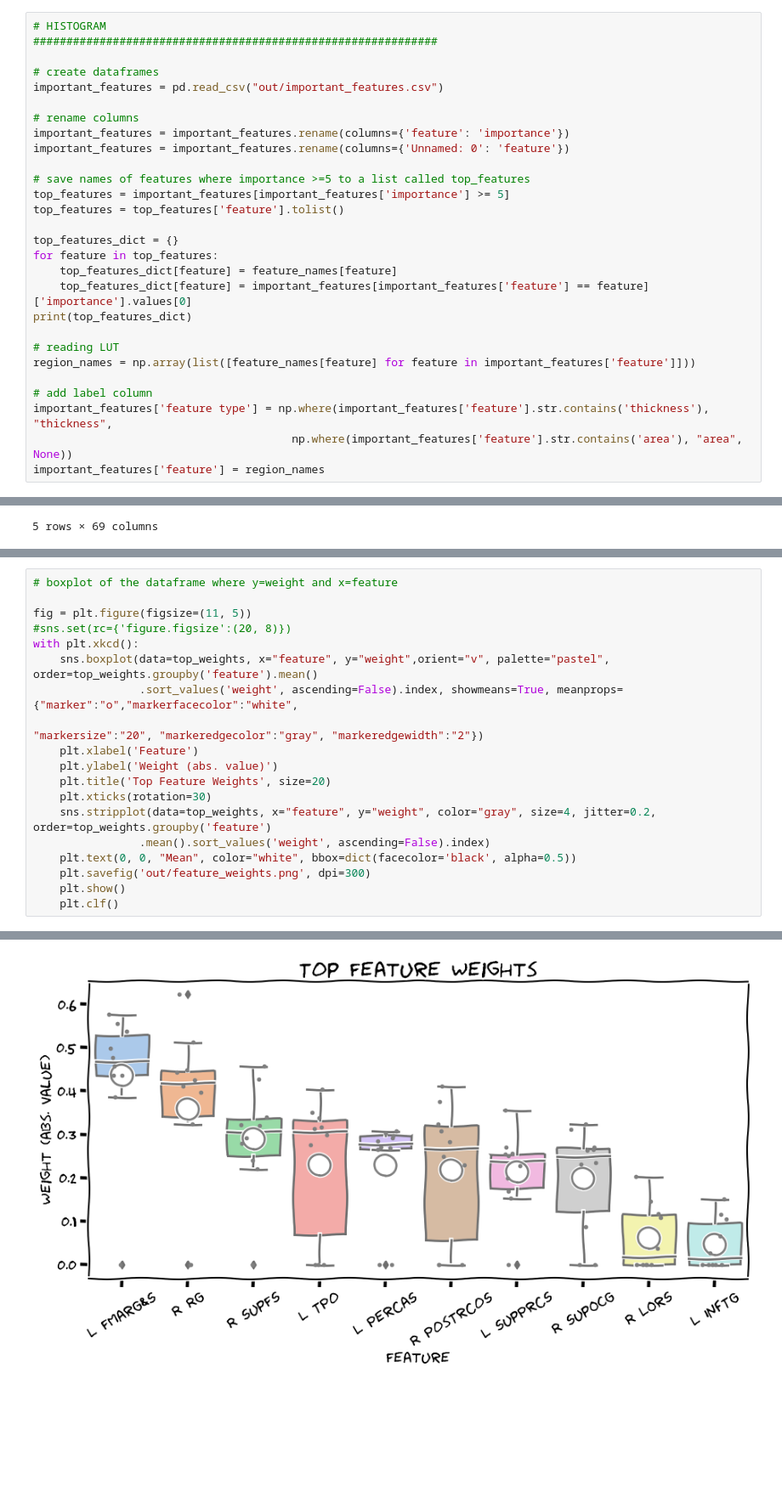
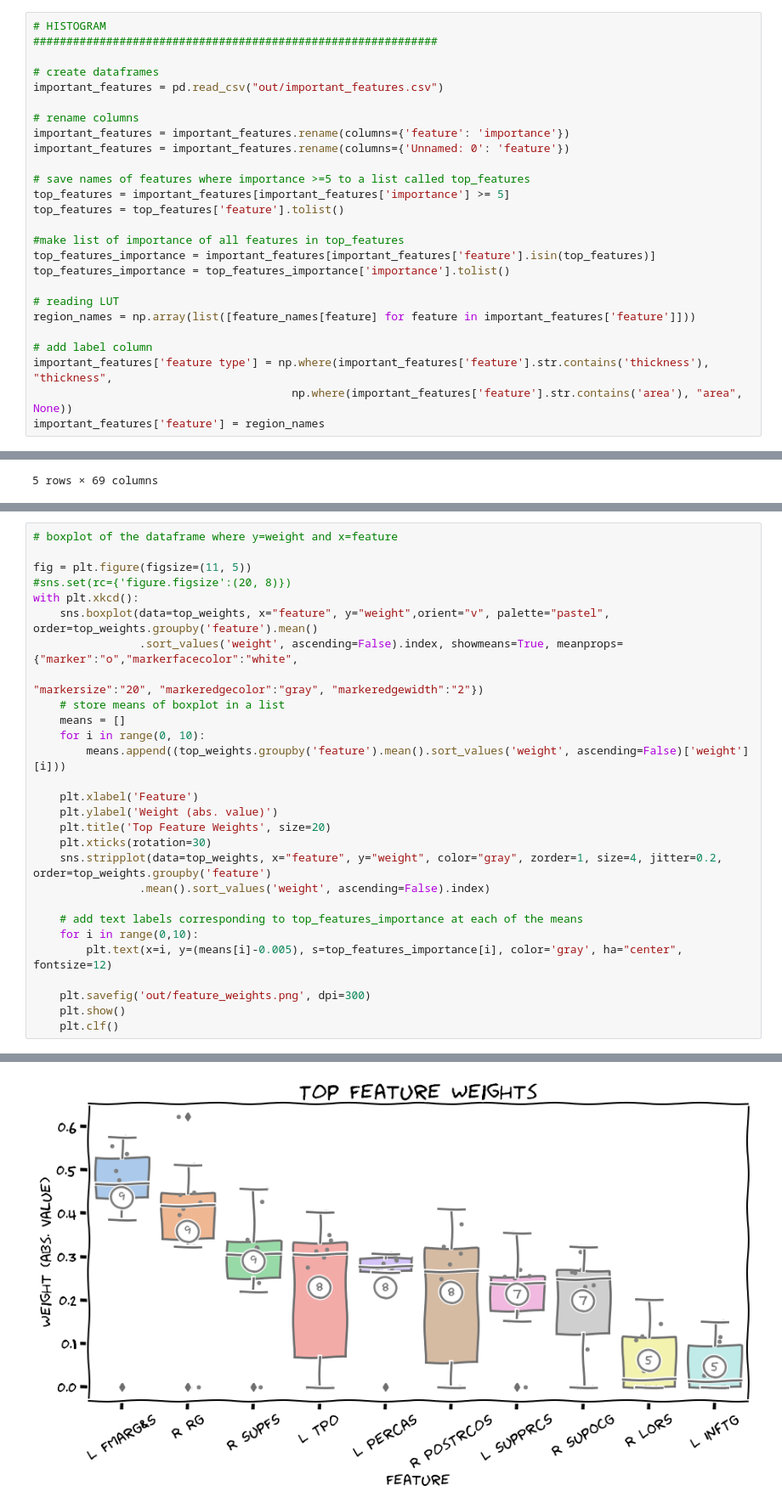
Before and after one commit to latypovt/MSTN_GM, a Jupyter notebook: graphs.ipynb, the cells around one changed output, grey strips where cells are left out. Shown: that part at 85% size. Cells and saved outputs as stored; diff of their text form; blank space fills up the shorter version.

```diff
--- a/graphs.ipynb
+++ b/graphs.ipynb
@@ -26,11 +26,9 @@ important_features = important_features.rename(columns={'Unnamed: 0': 'feature'}
 top_features = important_features[important_features['importance'] >= 5]
 top_features = top_features['feature'].tolist()
 
-top_features_dict = {}
-for feature in top_features:
-    top_features_dict[feature] = feature_names[feature]
-    top_features_dict[feature] = important_features[important_features['feature'] == feature]['importance'].values[0]
-print(top_features_dict)
+#make list of importance of all features in top_features
+top_features_importance = important_features[important_features['feature'].isin(top_features)]
+top_features_importance = top_features_importance['importance'].tolist()
 
 # reading LUT
 region_names = np.array(list([feature_names[feature] for feature in important_features['feature']]))
@@ -168,13 +147,22 @@ with plt.xkcd():
     sns.boxplot(data=top_weights, x="feature", y="weight",orient="v", palette="pastel", order=top_weights.groupby('feature').mean()
                 .sort_values('weight', ascending=False).index, showmeans=True, meanprops={"marker":"o","markerfacecolor":"white",
                                                                                             "markersize":"20", "markeredgecolor":"gray", "markeredgewidth":"2"})
+    # store means of boxplot in a list
+    means = []
+    for i in range(0, 10):
+        means.append((top_weights.groupby('feature').mean().sort_values('weight', ascending=False)['weight'][i]))
+
     plt.xlabel('Feature')
     plt.ylabel('Weight (abs. value)')
     plt.title('Top Feature Weights', size=20)
     plt.xticks(rotation=30)
-    sns.stripplot(data=top_weights, x="feature", y="weight", color="gray", size=4, jitter=0.2, order=top_weights.groupby('feature')
+    sns.stripplot(data=top_weights, x="feature", y="weight", color="gray", zorder=1, size=4, jitter=0.2, order=top_weights.groupby('feature')
                 .mean().sort_values('weight', ascending=False).index)
-    plt.text(0, 0, "Mean", color="white", bbox=dict(facecolor='black', alpha=0.5))
+
+    # add text labels corresponding to top_features_importance at each of the means
+    for i in range(0,10):
+        plt.text(x=i, y=(means[i]-0.005), s=top_features_importance[i], color='gray', ha="center", fontsize=12)
+
     plt.savefig('out/feature_weights.png', dpi=300)
     plt.show()
     plt.clf()
@@ -213,5 +201,5 @@ findfont: Font family 'Comic Neue' not found.
 findfont: Font family 'Comic Neue' not found.
 findfont: Font family 'xkcd' not found.
 findfont: Font family 'xkcd Script' not found.
 findfont: Font family 'Comic Neue' not found.
-[figure, old version]
+[figure, new version]
```
Also changed, not shown: parts of 3 cells of this notebook.
